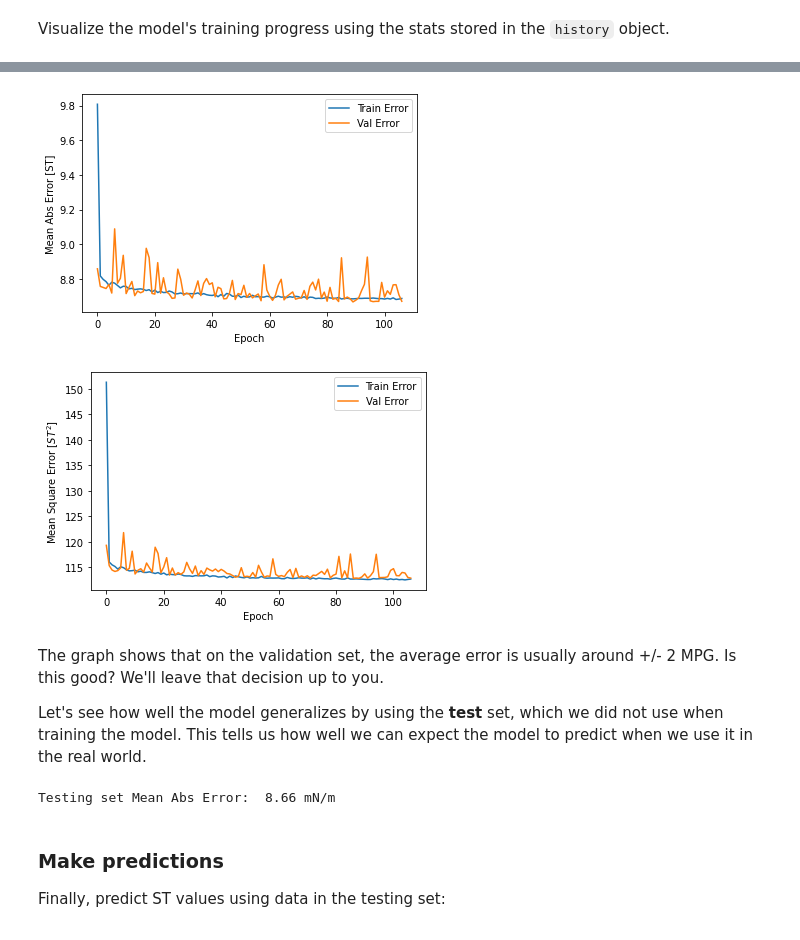
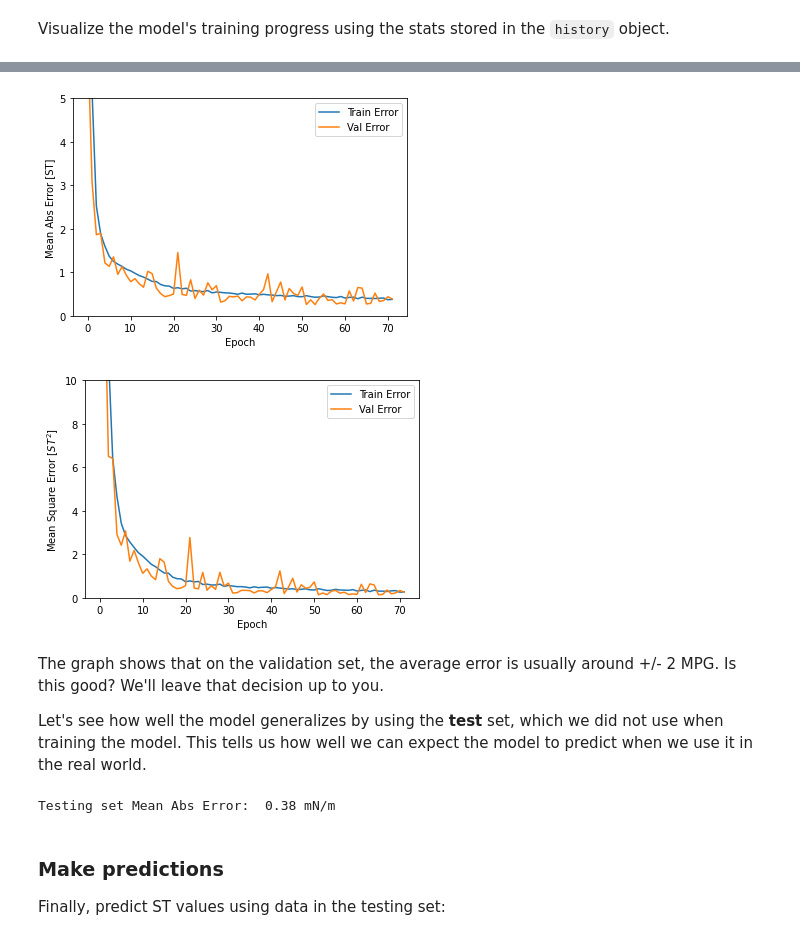
Before and after one commit to sargyri/Drop_Lev, a Jupyter notebook: Machine_learning/test_training_ST_on_model.ipynb, the cells around one changed output, grey strips where cells are left out. Cells and saved outputs as stored; diff of their text form; code cells hidden in the pictures.

```diff
--- a/Machine_learning/test_training_ST_on_model.ipynb
+++ b/Machine_learning/test_training_ST_on_model.ipynb
@@ -336,20 +349,20 @@ def gen_data(num_sample,sampling):
 
     #np.random.seed(1234)
 
-    vol_drop=np.random.random(num_sample)*(5-2)+2 # in µL
+    vol_drop=np.random.random(num_sample)*(5-1)+1 # in µL
     # vol_drop=np.tile(vol_drop, num_sample)   # If the volume is constant !!!
 
     #gamma=72.8 #[mN/m]
     Cg_air=1/101325 #Pa**(-1)
     k_o=2*np.pi*40/340  #wave number in the air in [mm^-1]. frequency 40kHz (25kH=0.000040sec) and speed of sound in air v=340 m/s from paper (331.5 for 20oC online)
 
-    Ps=np.random.random(num_sample)*(2100-1000)+1200  #[Pa]
+    Ps=np.random.random(num_sample)*(2800-1300)+1300  #[Pa]
     R_sph=calc_R_sph(vol_drop)
 
     theta=np.random.rand(num_sample, sampling)*np.pi*2
     theta.sort()
 
-    ST_range=np.random.random(num_sample)*(72-25)+25
+    ST_range=np.random.random(num_sample)*(70-35)+35
     r_all=np.empty([0,sampling])
 
 
@@ -725,34 +718,34 @@ hist.tail()
 # %%
 def plot_history(history):
   hist = pd.DataFrame(history.history)
   hist['epoch'] = history.epoch
 
   plt.figure()
   plt.xlabel('Epoch')
   plt.ylabel('Mean Abs Error [ST]')
   plt.plot(hist['epoch'], hist['mean_absolute_error'],
            label='Train Error')
   plt.plot(hist['epoch'], hist['val_mean_absolute_error'],
            label = 'Val Error')
-  # plt.ylim([0,2])
+  plt.ylim([0,5])
   plt.legend()
 
   plt.figure()
   plt.xlabel('Epoch')
   plt.ylabel('Mean Square Error [$ST^2$]')
   plt.plot(hist['epoch'], hist['mean_squared_error'],
            label='Train Error')
   plt.plot(hist['epoch'], hist['val_mean_squared_error'],
            label = 'Val Error')
-  # plt.ylim([0,5])
+  plt.ylim([0,10])
   plt.legend()
   plt.show()
 
 
 plot_history(history)
 # %% [output]
-[figure, old version]
+[figure, new version]
-[figure, old version]
+[figure, new version]
 # %% [markdown]
 The graph shows that on the validation set, the average error is usually around +/- 2 MPG. Is this good? We'll leave that decision up to you.
 
@@ -762,7 +755,7 @@ loss, mae, mse = model.evaluate(normed_test_data, test_labels, verbose=0)
 
 print("Testing set Mean Abs Error: {:5.2f} mN/m".format(mae))
 # %% [output]
-Testing set Mean Abs Error:  8.66 mN/m
+Testing set Mean Abs Error:  0.38 mN/m
 # %% [markdown]
 ### Make predictions
 
```
Also changed, not shown: parts of 16 cells of this notebook.
